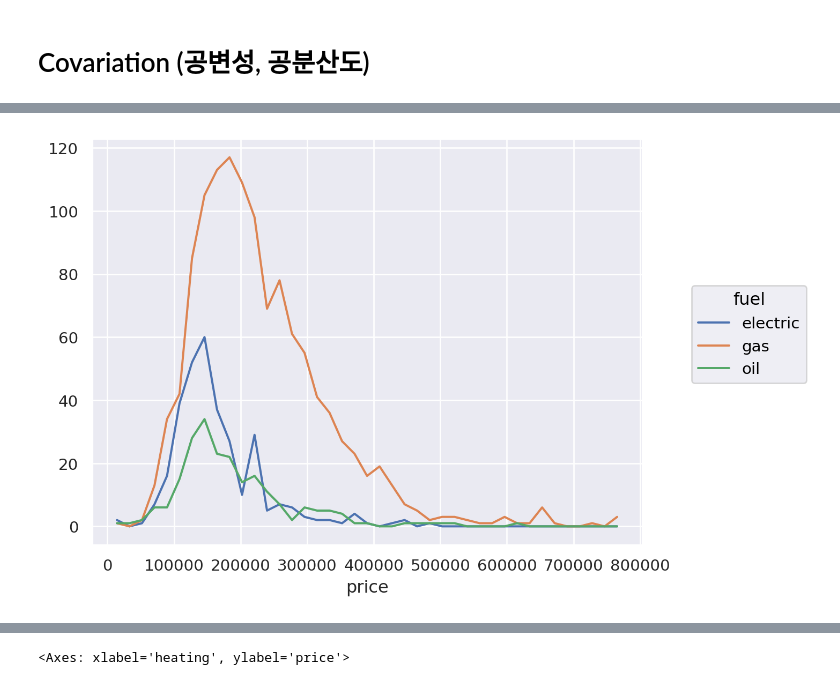
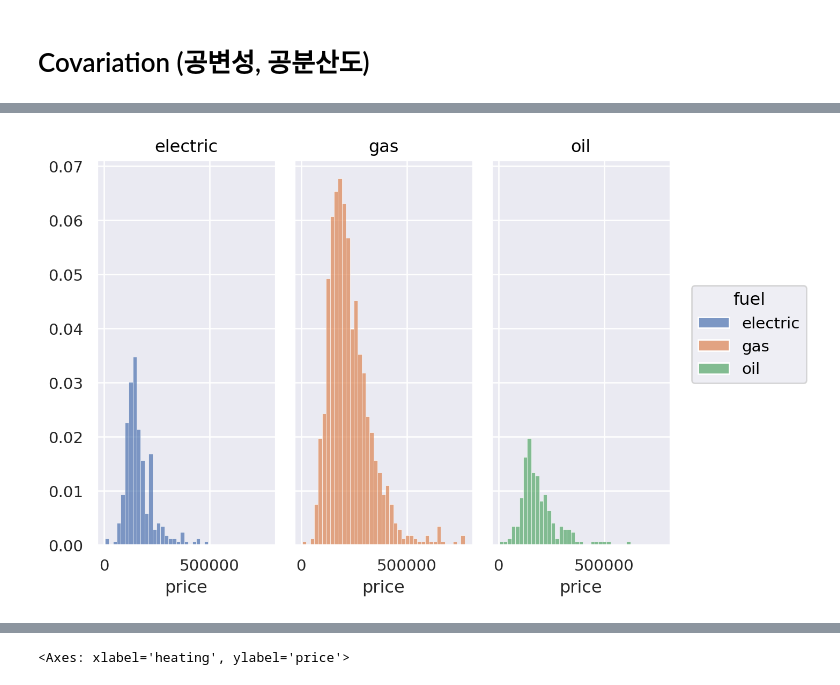
Before and after one commit to Felix-Silas/2024-1-Class, a Jupyter notebook: Data Analysis and Visualization/HW01_EDA.ipynb, the cells around one changed output, grey strips where cells are left out. Saved outputs shown, nothing was run; the diff lists cells and outputs as text; code cells hidden in the pictures.

```diff
--- a/Data Analysis and Visualization/HW01_EDA.ipynb
+++ b/Data Analysis and Visualization/HW01_EDA.ipynb
@@ -284,7 +299,8 @@ for numeric in numeric_list:
 # %%
 (
     so.Plot(houses, x="price", color="fuel")
-    .add(so.Line(), so.Hist())
+    .add(so.Bars(), so.Hist(stat="proportion", common_norm=True))
+    .facet("fuel")
 )
 # %% [output]
-[figure, old version]
+[figure, new version]
```
Also changed, not shown: parts of 45 cells of this notebook.
